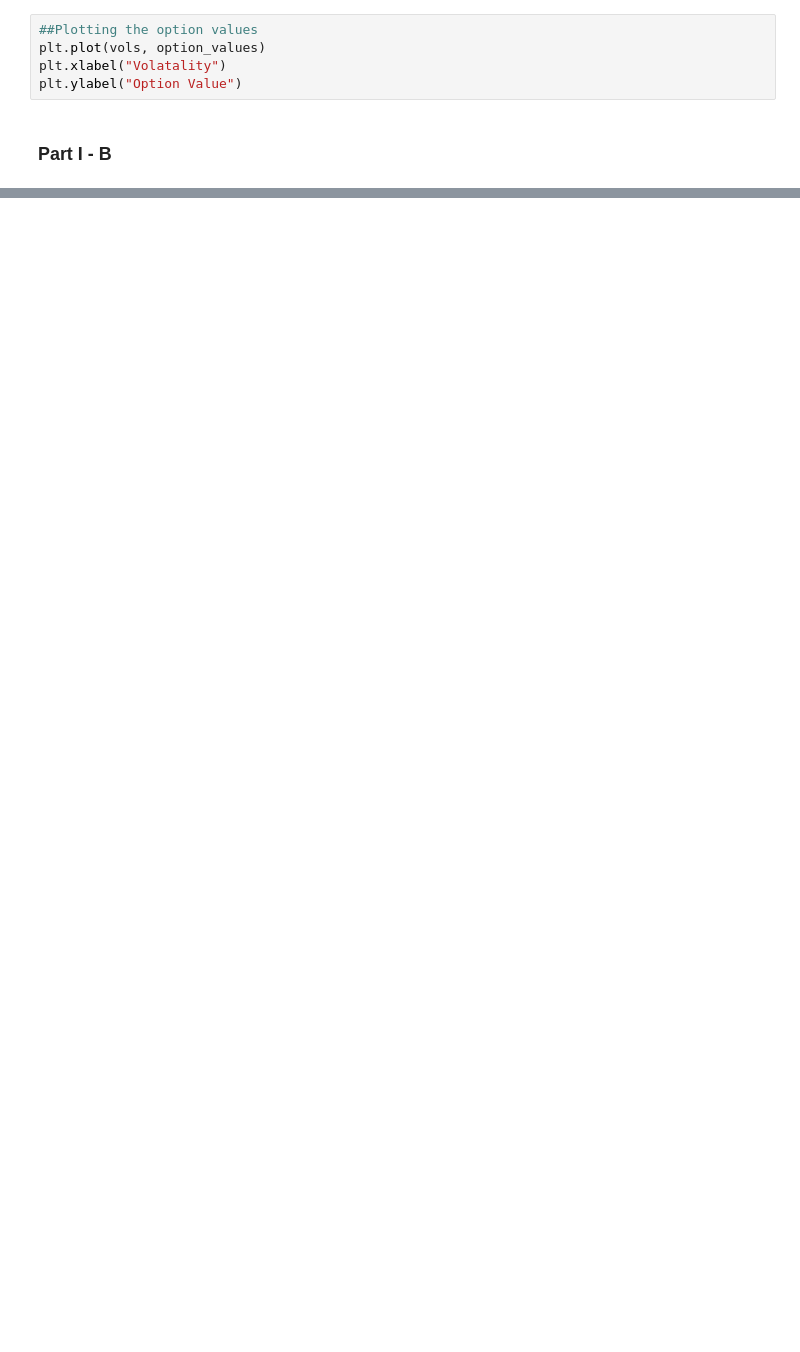
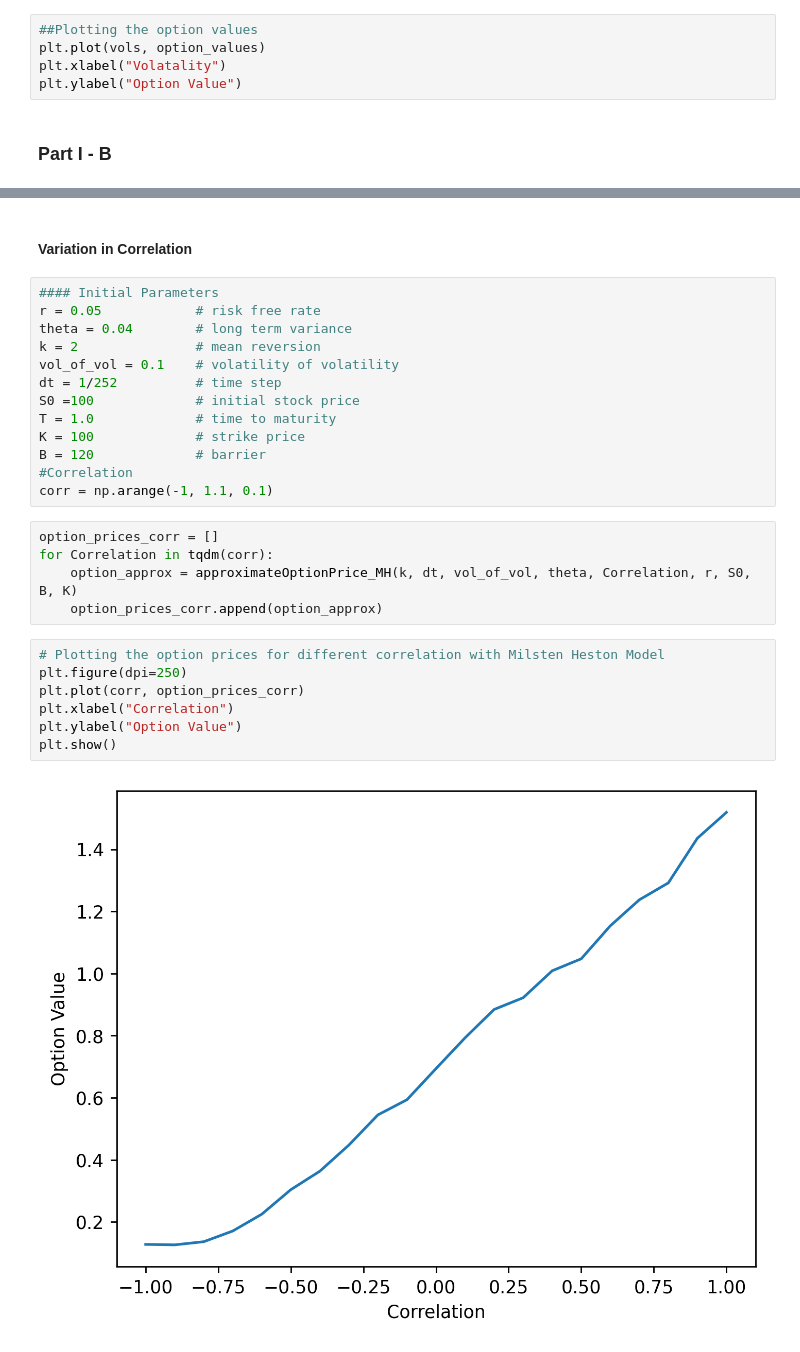
Before and after one commit to NitaiNijholt/ComputationalFinance, a Jupyter notebook: Assignments/Assignment2/Assignment2.ipynb, the cells around one changed output, grey strips where cells are left out. Saved outputs shown, nothing was run; the diff lists cells and outputs as text; blank space fills up the shorter version.

```diff
--- a/Assignments/Assignment2/Assignment2.ipynb
+++ b/Assignments/Assignment2/Assignment2.ipynb
@@ -215,0 +318,29 @@ plt.ylabel("Option Value")
+# %% [markdown]
+#### Variation in Correlation
+# %%
+#### Initial Parameters
+r = 0.05            # risk free rate
+theta = 0.04        # long term variance
+k = 2               # mean reversion
+vol_of_vol = 0.1    # volatility of volatility
+dt = 1/252          # time step
+S0 =100             # initial stock price
+T = 1.0             # time to maturity
+K = 100             # strike price
+B = 120             # barrier
+#Correlation
+corr = np.arange(-1, 1.1, 0.1)
+# %%
+option_prices_corr = []
+for Correlation in tqdm(corr):
+    option_approx = approximateOptionPrice_MH(k, dt, vol_of_vol, theta, Correlation, r, S0, B, K)
+    option_prices_corr.append(option_approx)
+# %%
+# Plotting the option prices for different correlation with Milsten Heston Model
+plt.figure(dpi=250)
+plt.plot(corr, option_prices_corr)
+plt.xlabel("Correlation")
+plt.ylabel("Option Value")
+plt.show()
+# %% [output]
+[figure, added]
```
Also changed, not shown: parts of 40 cells of this notebook.
